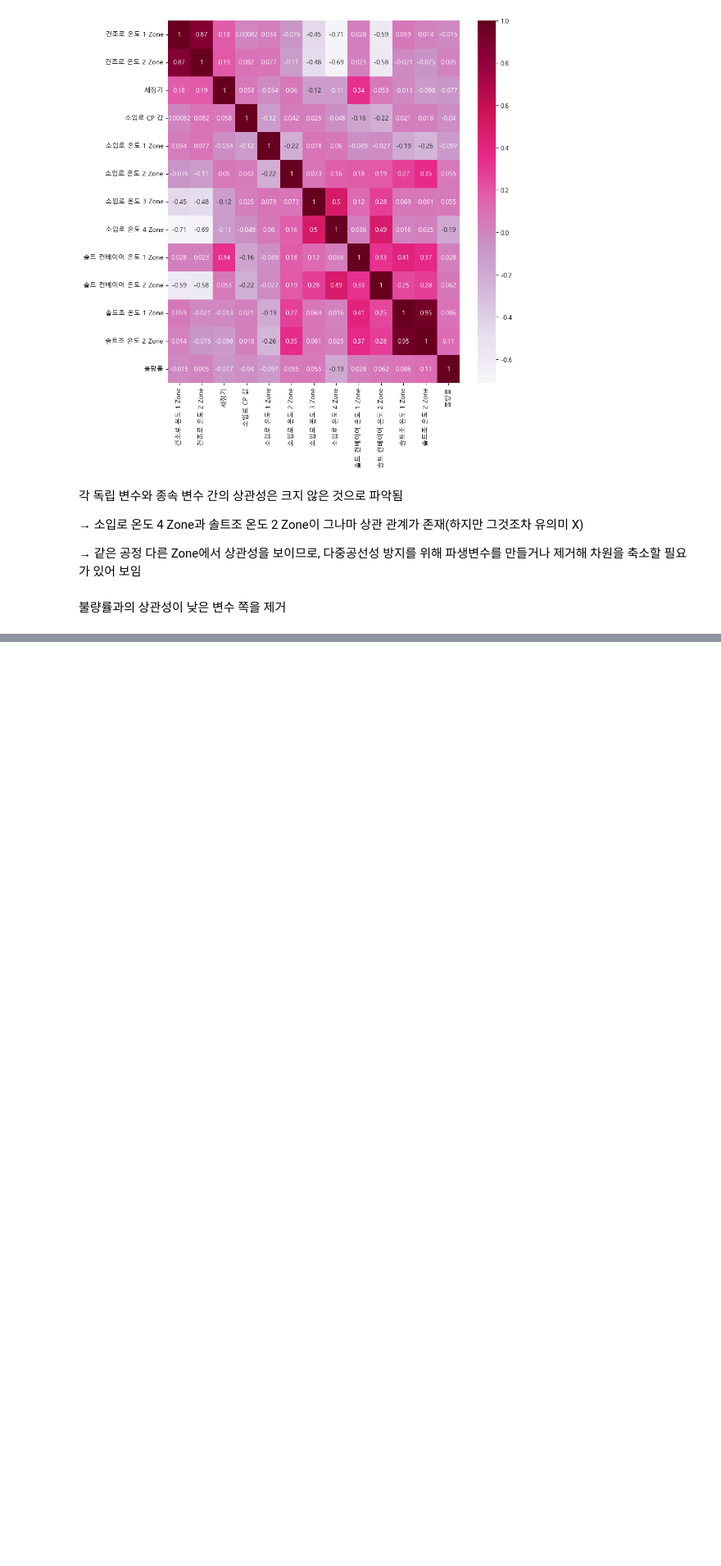
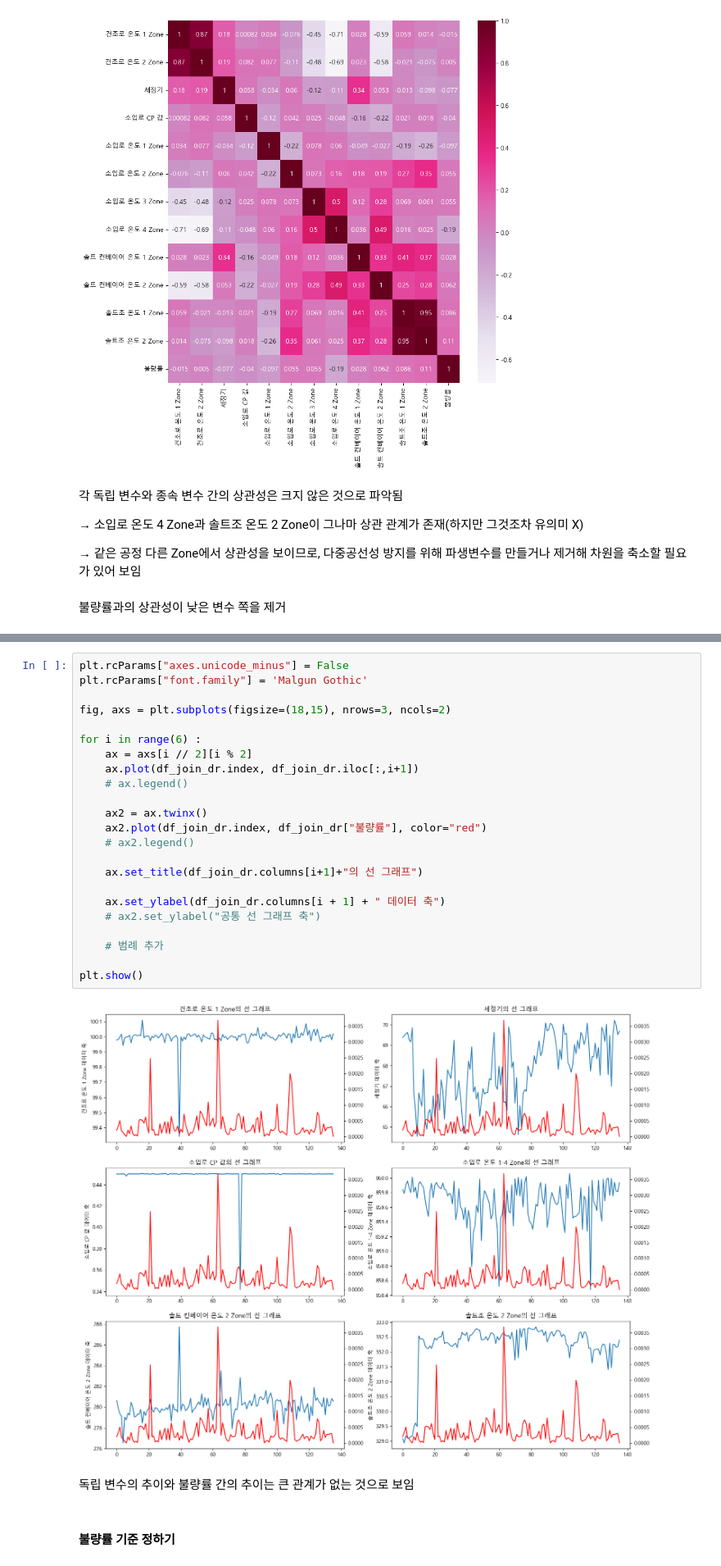
Before and after one commit to nyeokinyeoki/kamp, a Jupyter notebook: Data_analyse_heat_treatment_제조에 미련이 남아.ipynb, the cells around one changed output, grey strips where cells are left out. Shown at 82% size. Drawn from its saved outputs; the diff is of its cells as text; blank space fills up the shorter version.

```diff
--- a/Data_analyse_heat_treatment_제조에 미련이 남아.ipynb
+++ b/Data_analyse_heat_treatment_제조에 미련이 남아.ipynb
@@ -503,0 +573,29 @@ plt.show()
+# %%
+plt.rcParams["axes.unicode_minus"] = False
+plt.rcParams["font.family"] = 'Malgun Gothic'
+
+fig, axs = plt.subplots(figsize=(18,15), nrows=3, ncols=2)
+
+for i in range(6) :
+    ax = axs[i // 2][i % 2]
+    ax.plot(df_join_dr.index, df_join_dr.iloc[:,i+1])
+    # ax.legend()
+
+    ax2 = ax.twinx()
+    ax2.plot(df_join_dr.index, df_join_dr["불량률"], color="red")
+    # ax2.legend()
+
+    ax.set_title(df_join_dr.columns[i+1]+"의 선 그래프")
+
+    ax.set_ylabel(df_join_dr.columns[i + 1] + " 데이터 축")
+    # ax2.set_ylabel("공통 선 그래프 축")
+
+    # 범례 추가
+
+plt.show()
+# %% [output]
+[figure, added]
+# %% [markdown]
+독립 변수의 추이와 불량률 간의 추이는 큰 관계가 없는 것으로 보임
+# %% [markdown]
+#### 불량률 기준 정하기
```
Also changed, not shown: parts of 22 cells of this notebook.
